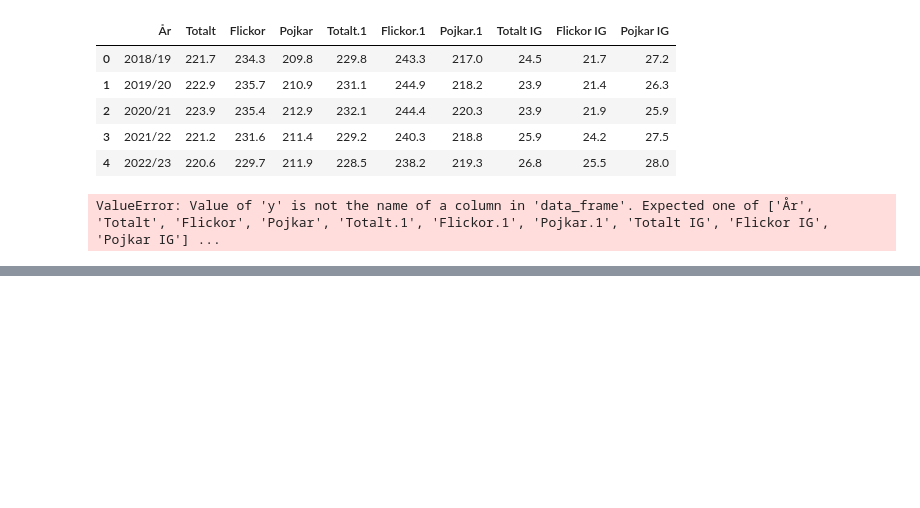
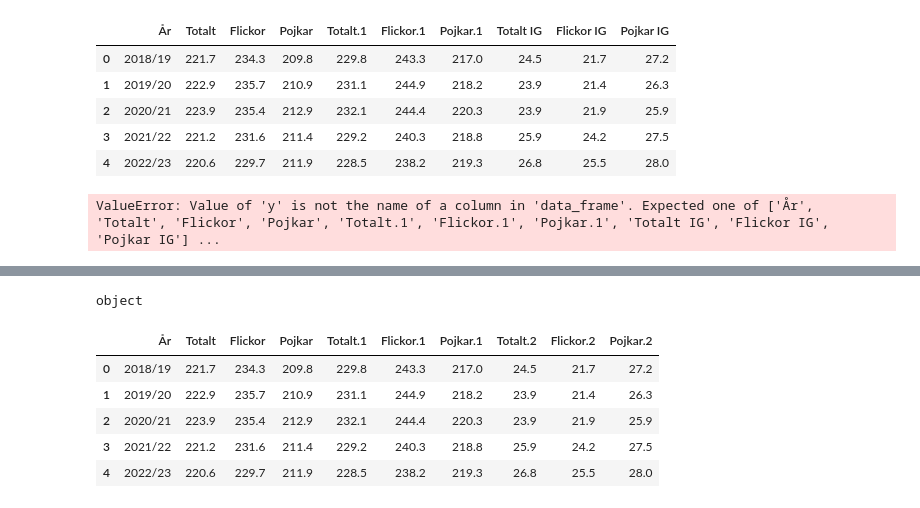
Before and after one commit to glennart8/Labb2_Data_processing, a Jupyter notebook: labb_processing.ipynb, the cells around one changed output, grey strips where cells are left out. Saved outputs shown, nothing was run; the diff lists cells and outputs as text; code cells hidden in the pictures; blank space fills up the shorter version.

```diff
--- a/labb_processing.ipynb
+++ b/labb_processing.ipynb
@@ -276,0 +317,4 @@ fig.show()
+# %%
+# df1.columns.values[0] = 'År'
+
+df1 = df1.rename(columns={'Unnamed: 0' : 'År'}) # Denna funkar, inte genom index
@@ -276,0 +341,16 @@ fig.show()
+# %%
+print(df1['År'].dtype)
+# %% [output]
+object
+# %%
+df1['År'] = pd.to_numeric(df1['År'], errors='coerce') # konvertera till float i stället för object
+# %%
+# df1.info()
+df1.head()
+# %% [output]
+|  | År | Totalt | Flickor | Pojkar | Totalt.1 | Flickor.1 | Pojkar.1 | Totalt.2 | Flickor.2 | Pojkar.2 |
+| 0 | 2018/19 | 221.7 | 234.3 | 209.8 | 229.8 | 243.3 | 217.0 | 24.5 | 21.7 | 27.2 |
+| 1 | 2019/20 | 222.9 | 235.7 | 210.9 | 231.1 | 244.9 | 218.2 | 23.9 | 21.4 | 26.3 |
+| 2 | 2020/21 | 223.9 | 235.4 | 212.9 | 232.1 | 244.4 | 220.3 | 23.9 | 21.9 | 25.9 |
+| 3 | 2021/22 | 221.2 | 231.6 | 211.4 | 229.2 | 240.3 | 218.8 | 25.9 | 24.2 | 27.5 |
+| 4 | 2022/23 | 220.6 | 229.7 | 211.9 | 228.5 | 238.2 | 219.3 | 26.8 | 25.5 | 28.0 |
```
Also changed, not shown: parts of 7 cells of this notebook, 7 other files.
